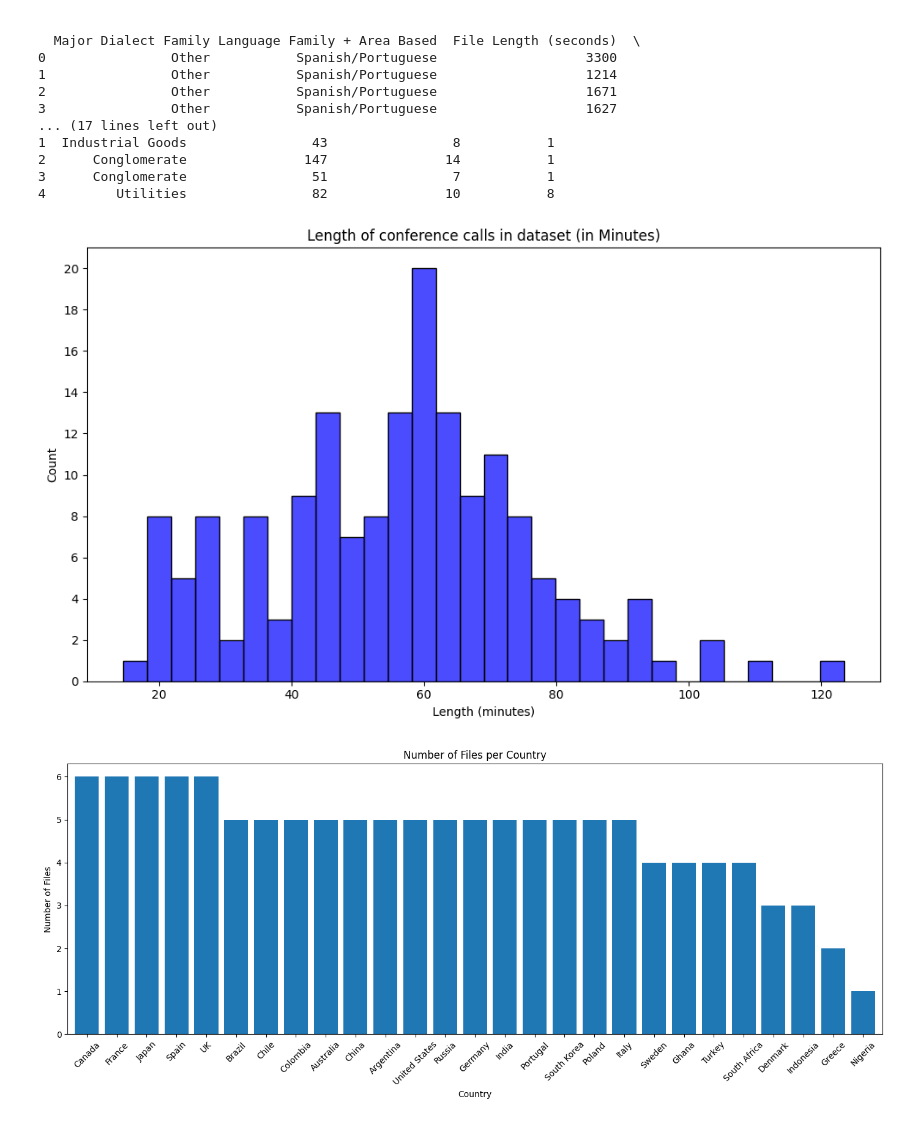
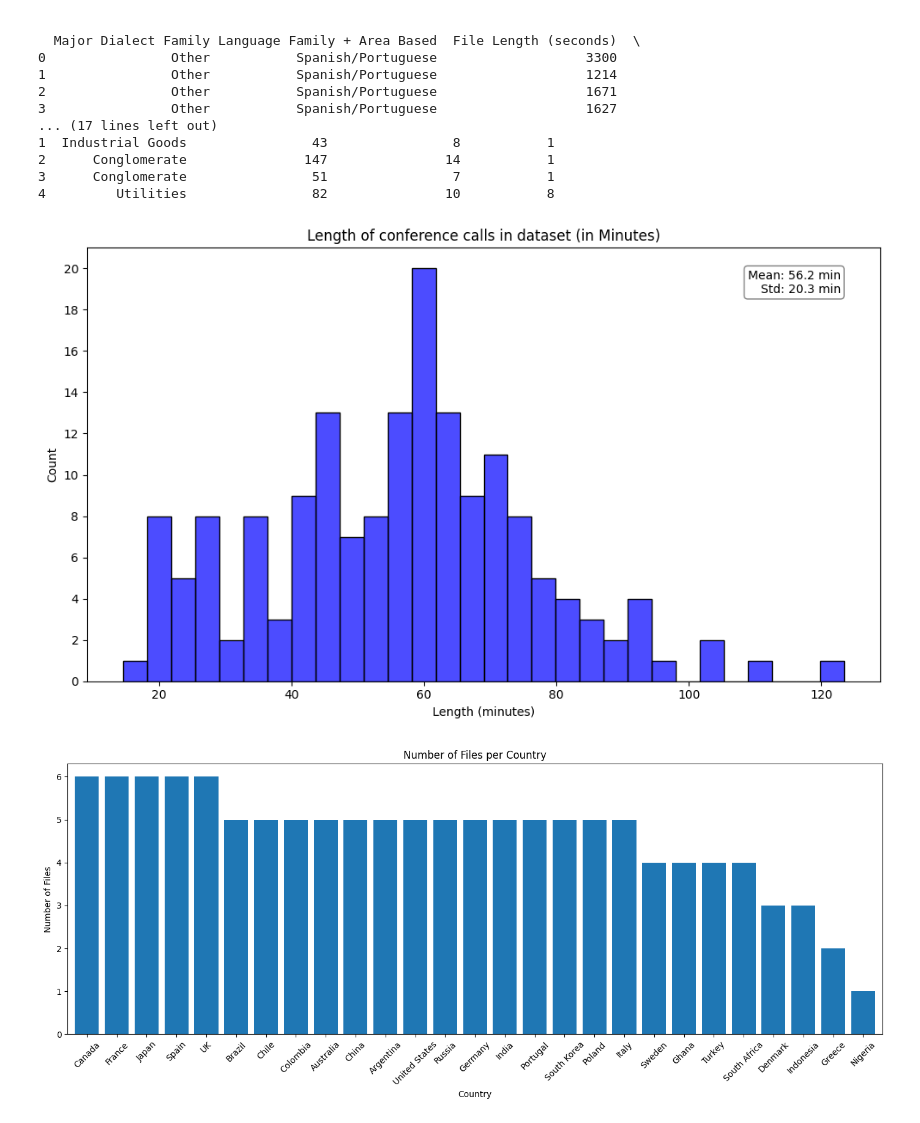
Before and after one commit to MakkerW/Thesis, a Jupyter notebook: Data_Description.ipynb, the cells around one changed output. Saved outputs shown, nothing was run; the diff lists cells and outputs as text; code cells hidden in the pictures.

```diff
--- a/Data_Description.ipynb
+++ b/Data_Description.ipynb
@@ -31,22 +31,36 @@ print(df_21.head())
 # %%
 file_lengths_minutes = (df["File Length (seconds)"] / 60).tolist()
 audio_lengths_minutes = (df_21["audio_length"] / 60).tolist()
 all_lengths = file_lengths_minutes + audio_lengths_minutes
+
+mean_length = np.mean(all_lengths)
+std_length = np.std(all_lengths)  # in minutes
 
 plt.figure(figsize=(10, 6))
 sns.histplot(all_lengths, bins=30, color="blue", alpha=0.7)
 plt.title("Length of conference calls in dataset (in Minutes)")
 plt.xlabel("Length (minutes)")
 plt.ylabel("Count")
 
 # Ensure y-axis has only integer tick marks
 max_count = plt.gca().get_ylim()[1]
 plt.yticks(np.arange(0, int(max_count) + 1, 2))
 
+# Add mean and variance in the upper right corner
+plt.text(
+    0.95, 0.95,
+    f"Mean: {mean_length:.1f} min\nStd: {std_length:.1f} min",
+    transform=plt.gca().transAxes,
+    fontsize=10,
+    verticalalignment='top',
+    horizontalalignment='right',
+    bbox=dict(boxstyle='round,pad=0.3', facecolor='white', edgecolor='gray')
+)
+
 plt.tight_layout()
 plt.show()
 # %% [output]
-[figure, old version]
+[figure, new version]
 # %%
 plt.figure(figsize=(14, 6))
 df["Country by Ticker"].value_counts().plot(kind="bar", width=0.8)
```
Also changed, not shown: 8 other files.
